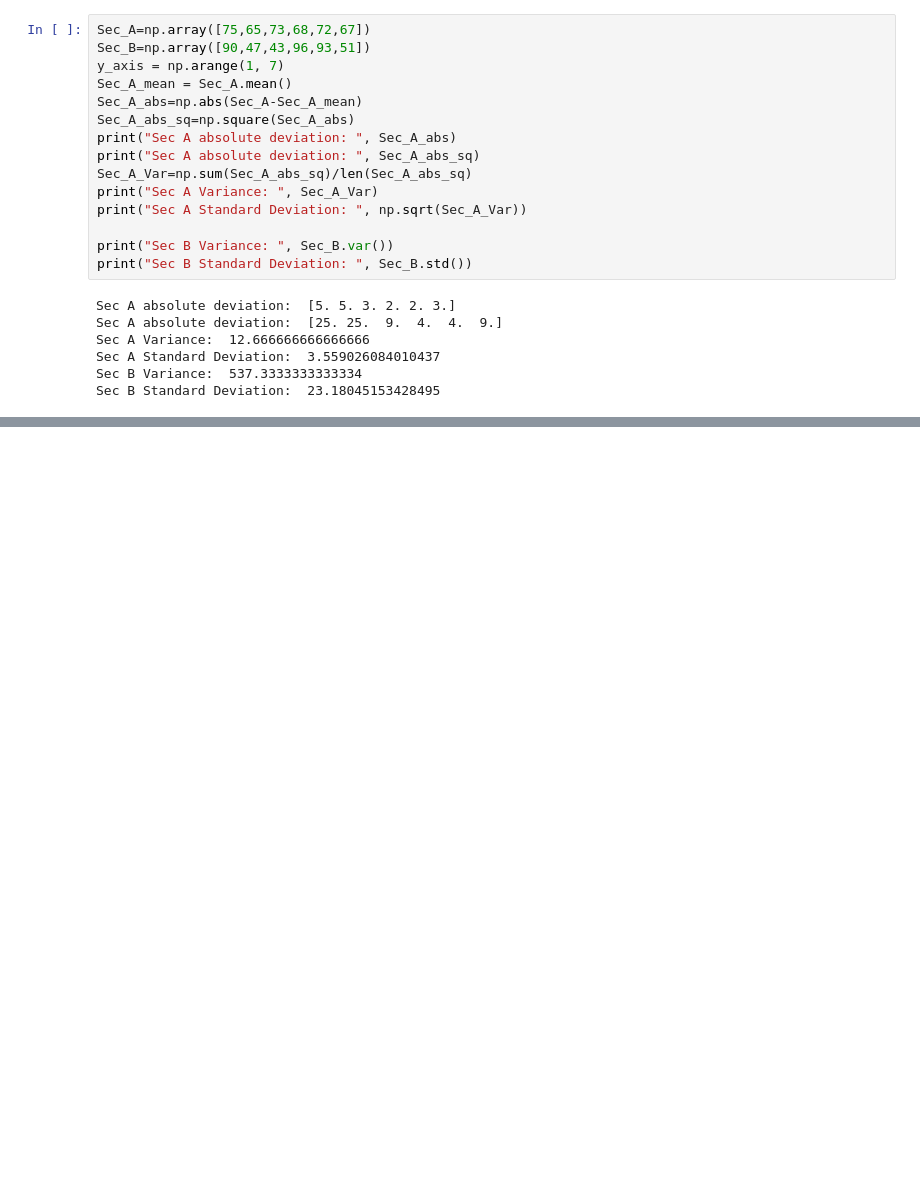
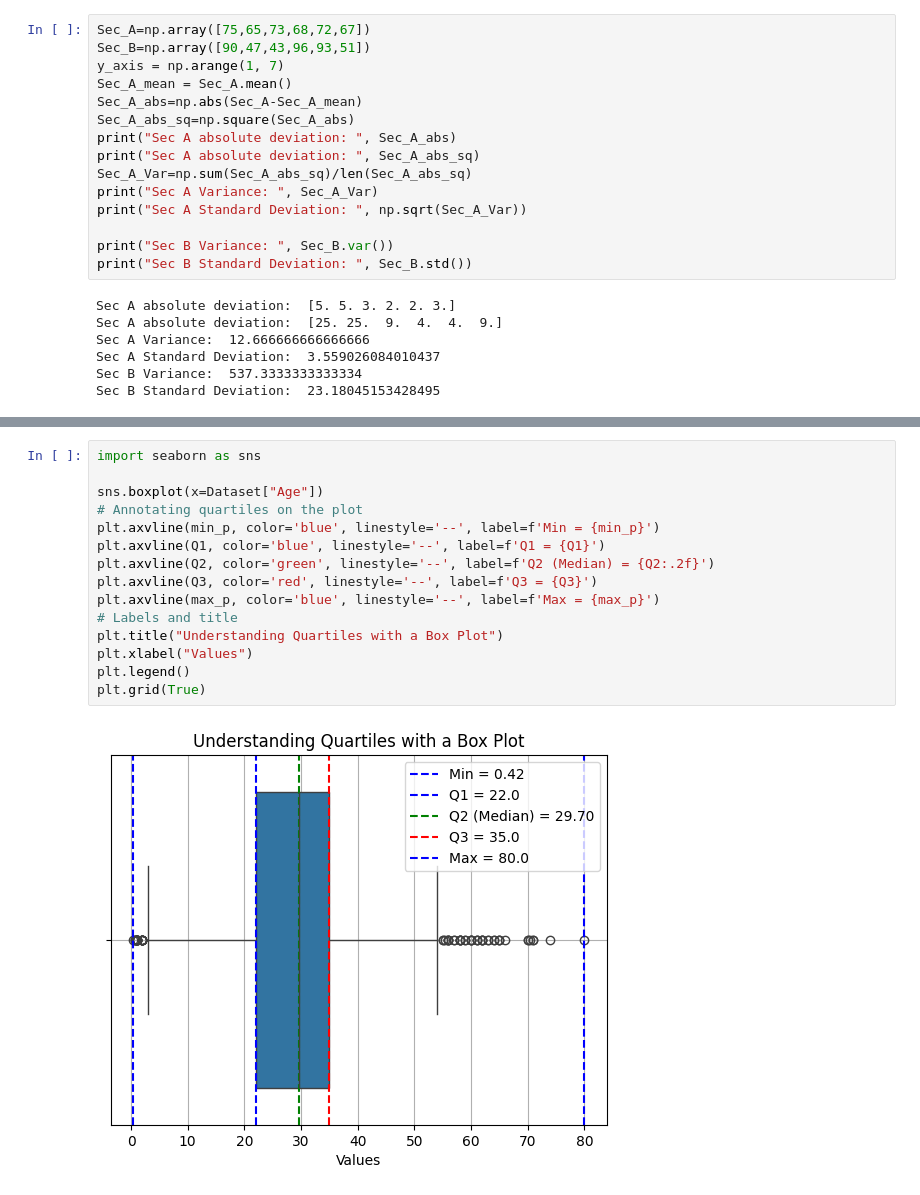
Before and after one commit to Avimeht0/Data-Structure, a Jupyter notebook: Machine Learning/01_Statics.ipynb, the cells around one changed output, grey strips where cells are left out. Cells and saved outputs as stored; diff of their text form; blank space fills up the shorter version.

```diff
--- a/Machine Learning/01_Statics.ipynb
+++ b/Machine Learning/01_Statics.ipynb
@@ -258,0 +406,17 @@ plt.show()
+# %%
+import seaborn as sns
+
+sns.boxplot(x=Dataset["Age"])
+# Annotating quartiles on the plot
+plt.axvline(min_p, color='blue', linestyle='--', label=f'Min = {min_p}')
+plt.axvline(Q1, color='blue', linestyle='--', label=f'Q1 = {Q1}')
+plt.axvline(Q2, color='green', linestyle='--', label=f'Q2 (Median) = {Q2:.2f}')
+plt.axvline(Q3, color='red', linestyle='--', label=f'Q3 = {Q3}')
+plt.axvline(max_p, color='blue', linestyle='--', label=f'Max = {max_p}')
+# Labels and title
+plt.title("Understanding Quartiles with a Box Plot")
+plt.xlabel("Values")
+plt.legend()
+plt.grid(True)
+# %% [output]
+[figure, added]
```
Also changed, not shown: parts of 6 cells of this notebook, 9 other files.
